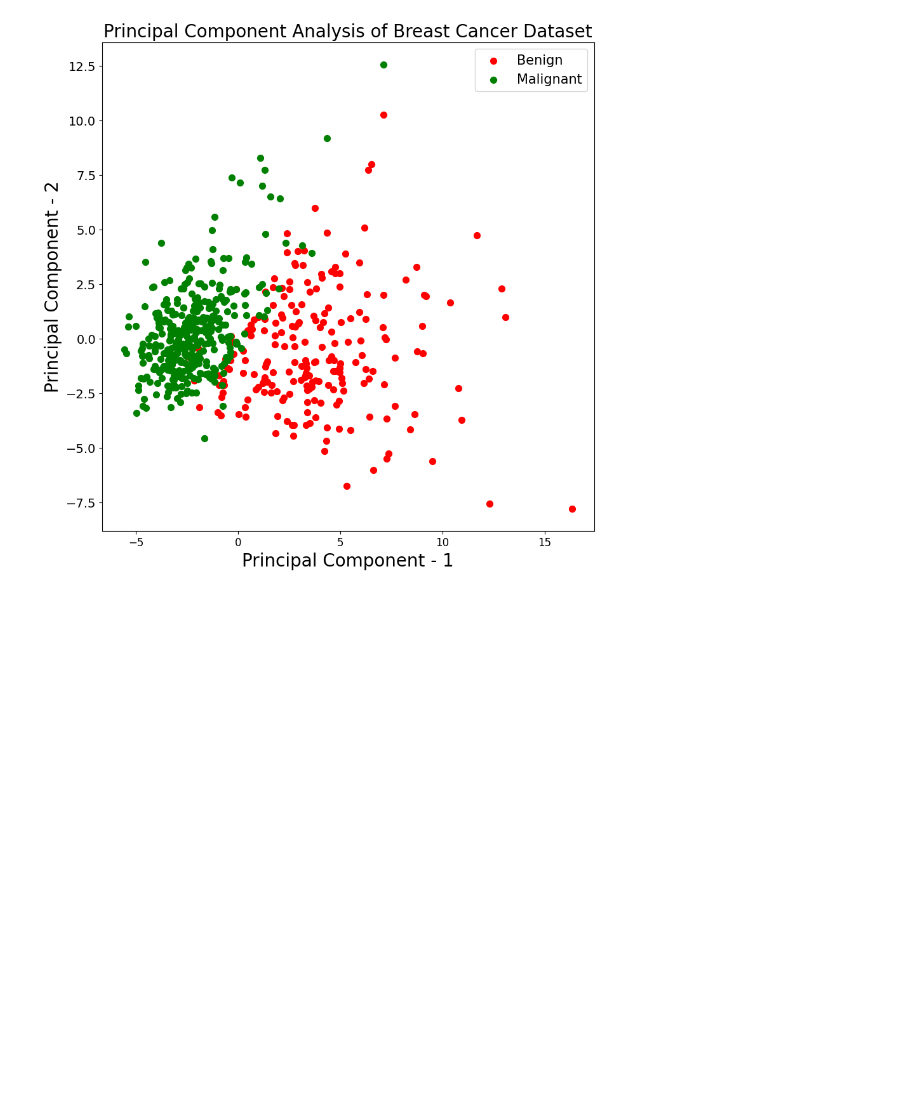
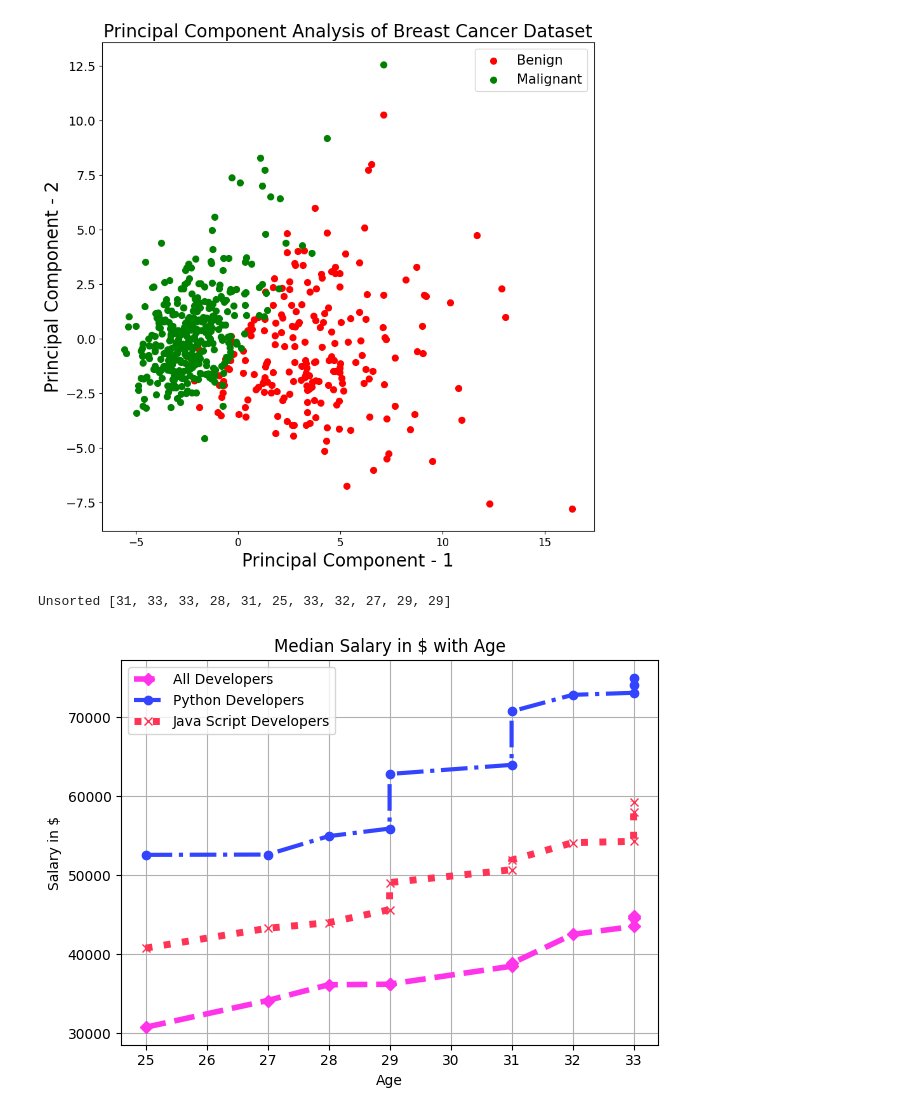
Before and after one commit to V-Adithya/DAV-Python, a Jupyter notebook: test.ipynb, the cells around one changed output. Drawn from its saved outputs; the diff is of its cells as text; code cells hidden in the pictures; blank space fills up the shorter version.

```diff
--- a/test.ipynb
+++ b/test.ipynb
@@ -45,3 +45,31 @@ plt.legend(targets,prop={'size':15})
 <matplotlib.legend.Legend at 0x...>
 <Figure size 640x480 with 0 Axes>
 [figure]
+# %%
+import matplotlib.pyplot as plt
+import numpy as np
+import random
+
+age=[random.randrange(25,35,1) for ages in range(11)]
+ages=sorted(age,reverse=False)
+print("Unsorted",age)
+dev=[random.randrange(30000,45000,1) for ages in range(11)]
+devs=sorted(dev,reverse=False)
+py_dev=[random.randrange(50000,75000,1) for ages in range(11)]
+py_devs=sorted(py_dev,reverse=False)
+js_dev=[random.randrange(40000,60000) for js_dev in range(11)]
+js_devs=sorted(js_dev,reverse=False)
+
+plt.plot(ages,devs,label="All Developers",color="#FF33E9",linestyle="--",marker="D",linewidth=4)
+plt.plot(ages,py_devs,label="Python Developers",color="#3344FF",linestyle="-.",marker="o",linewidth=3)
+plt.plot(ages,js_devs,label="Java Script Developers",color="#FF3355",linestyle=":",marker="x",linewidth=5)
+plt.xlabel("Age")
+plt.ylabel("Salary in $")
+plt.title("Median Salary in $ with Age")
+plt.legend()
+plt.tight_layout()
+plt.grid(True)
+plt.show()
+# %% [output]
+Unsorted [31, 33, 33, 28, 31, 25, 33, 32, 27, 29, 29]
+[figure, added]
```
